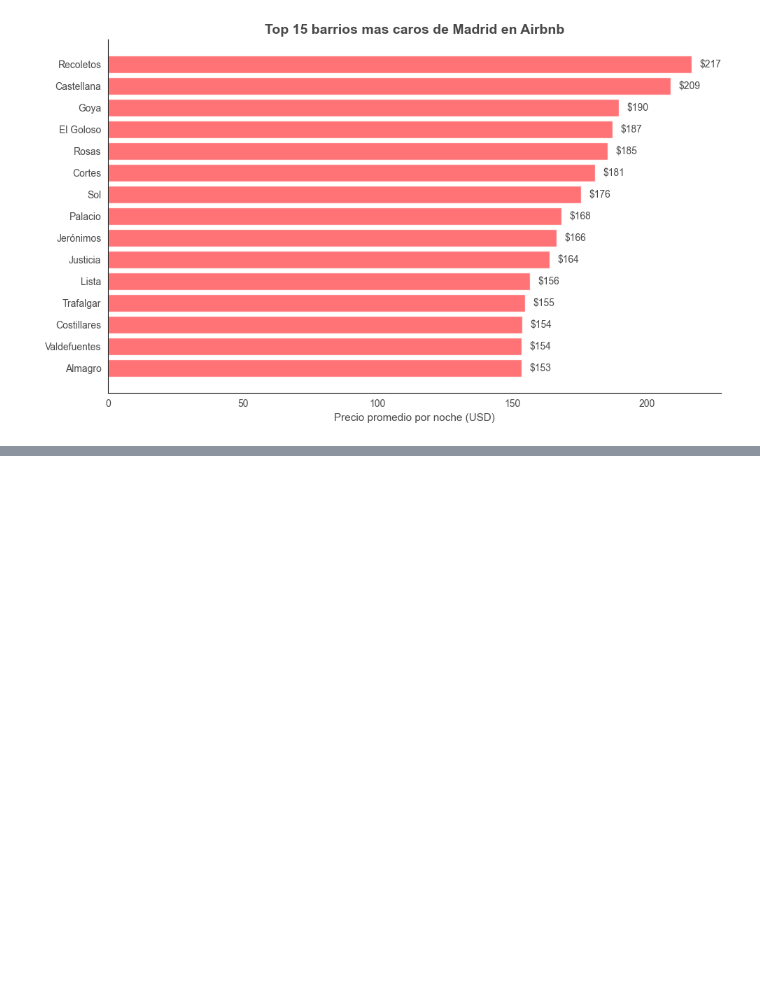
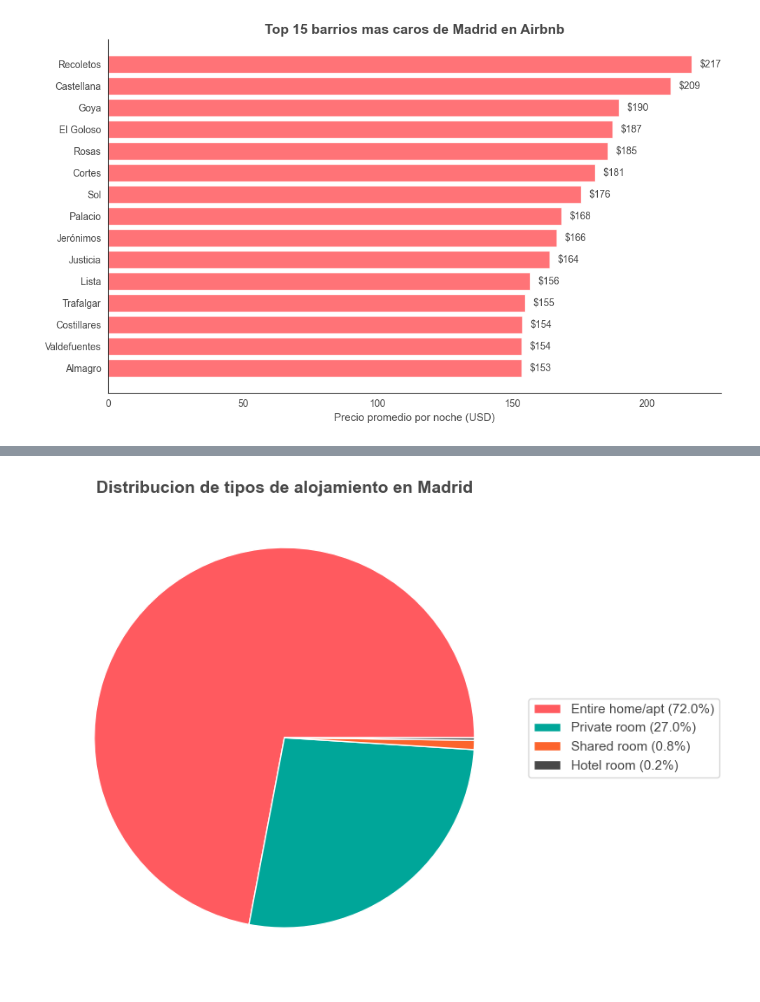
Before and after one commit to jul5289/proyecto-final-airbnb, a Jupyter notebook: notebooks/analisis_airbnb.ipynb, the cells around one changed output, grey strips where cells are left out. Saved outputs shown, nothing was run; the diff lists cells and outputs as text; code cells hidden in the pictures; blank space fills up the shorter version.

```diff
--- a/notebooks/analisis_airbnb.ipynb
+++ b/notebooks/analisis_airbnb.ipynb
@@ -262,0 +285,23 @@ plt.show()
+# %%
+# Grafico 3: Que tipo de alojamiento domina el mercado de Madrid?
+plt.figure(figsize=(10, 6))
+
+# Contar cuantos listings hay de cada tipo
+conteo = df['room_type'].value_counts()
+
+# Crear etiquetas con nombre + porcentaje para la leyenda
+total = conteo.sum()
+etiquetas = [f'{nombre} ({valor/total*100:.1f}%)' for nombre, valor in zip(conteo.index, conteo.values)]
+
+# Pie chart limpio — sin texto encima
+plt.pie(conteo.values,
+        colors=[AIRBNB_ROJO, AIRBNB_VERDE, AIRBNB_NARANJA, AIRBNB_GRIS])
+
+# Leyenda al lado derecho
+plt.legend(etiquetas, loc='center left', bbox_to_anchor=(1, 0.5), fontsize=11)
+
+plt.title('Distribucion de tipos de alojamiento en Madrid', fontsize=14, fontweight='bold')
+plt.tight_layout()
+plt.show()
+# %% [output]
+[figure, added]
```
Also changed, not shown: parts of 5 cells of this notebook.
